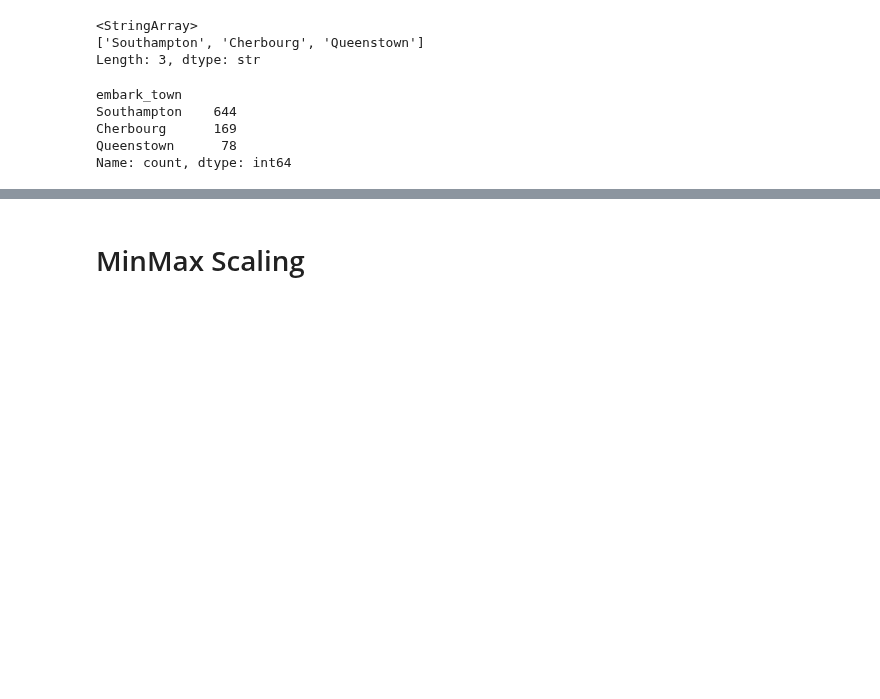
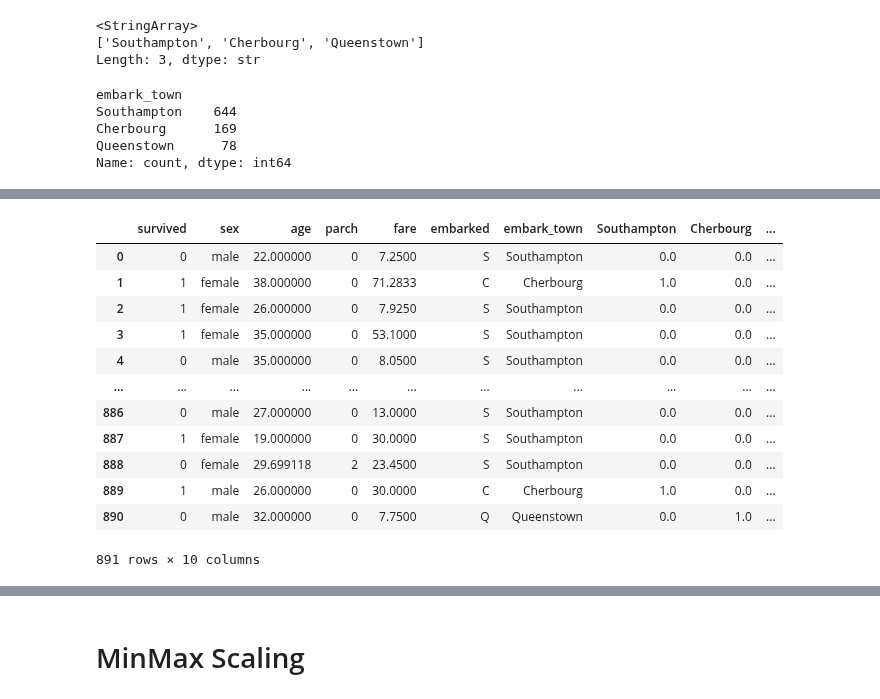
Before and after one commit to durjoybanik01/Assignments, a Jupyter notebook: assignment.ipynb, the cells around one changed output, grey strips where cells are left out. Drawn from its saved outputs; the diff is of its cells as text; code cells hidden in the pictures; blank space fills up the shorter version.

```diff
--- a/assignment.ipynb
+++ b/assignment.ipynb
@@ -256,10 +265,10 @@ Cherbourg      169
 Queenstown      78
 Name: count, dtype: int64
 # %%
-ohe = OneHotEncoder(sparse_output= False,feature_name_combiner="concat")
+ohe = OneHotEncoder(sparse_output= False)
 # %%
 onencode = ohe.fit(df5[["embark_town"]])
 # %%
-df5["embark_town"] = onencode.transform(df5[["embark_town"]]) # fit and transform all the categorical values into one hot encoder value?
-df5.head()
+data = onencode.transform(df5[["embark_town"]]) # transform all the categorical values into one hot encoder value
+data
 # %% [output]
@@ -271,0 +282,3 @@ df5.head()
+# %%
+new = pd.DataFrame(data,columns=df5["embark_town"].unique())
+new
@@ -271,0 +299,17 @@ df5.head()
+# %%
+new_df = pd.concat([df5,new],axis= 1)
+new_df
+# %% [output]
+|  | survived | sex | age | parch | fare | embarked | embark_town | Southampton | Cherbourg | ... |
+| 0 | 0 | male | 22.000000 | 0 | 7.2500 | S | Southampton | 0.0 | 0.0 | ... |
+| 1 | 1 | female | 38.000000 | 0 | 71.2833 | C | Cherbourg | 1.0 | 0.0 | ... |
+| 2 | 1 | female | 26.000000 | 0 | 7.9250 | S | Southampton | 0.0 | 0.0 | ... |
+| 3 | 1 | female | 35.000000 | 0 | 53.1000 | S | Southampton | 0.0 | 0.0 | ... |
+| 4 | 0 | male | 35.000000 | 0 | 8.0500 | S | Southampton | 0.0 | 0.0 | ... |
+| ... | ... | ... | ... | ... | ... | ... | ... | ... | ... | ... |
+| 886 | 0 | male | 27.000000 | 0 | 13.0000 | S | Southampton | 0.0 | 0.0 | ... |
+| 887 | 1 | female | 19.000000 | 0 | 30.0000 | S | Southampton | 0.0 | 0.0 | ... |
+| 888 | 0 | female | 29.699118 | 2 | 23.4500 | S | Southampton | 0.0 | 0.0 | ... |
+| 889 | 1 | male | 26.000000 | 0 | 30.0000 | C | Cherbourg | 1.0 | 0.0 | ... |
+| 890 | 0 | male | 32.000000 | 0 | 7.7500 | Q | Queenstown | 0.0 | 1.0 | ... |
+891 rows × 10 columns
```
Also changed, not shown: parts of 4 cells of this notebook.
